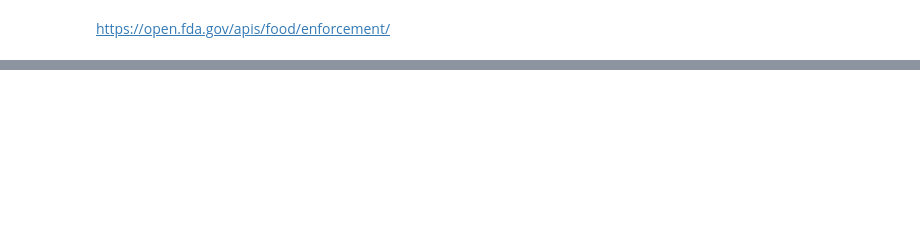
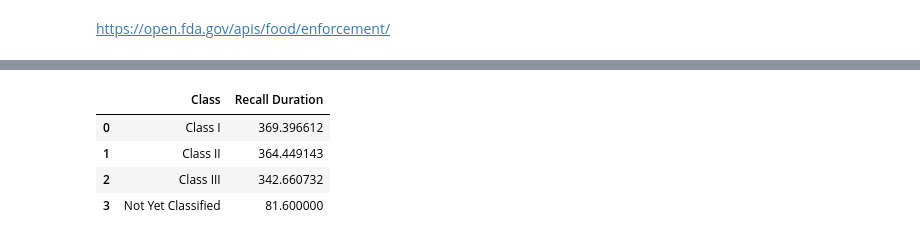
Before and after one commit to shuotang642/Group-2-Project-1, a Jupyter notebook: FDA.ipynb, the cells around one changed output, grey strips where cells are left out. Saved outputs shown, nothing was run; the diff lists cells and outputs as text; code cells hidden in the pictures; blank space fills up the shorter version.

```diff
--- a/FDA.ipynb
+++ b/FDA.ipynb
@@ -70,0 +81,9 @@ duration_df.head()
+# %%
+mean = clean_df.groupby('Class')['Recall Duration'].mean().reset_index()
+mean.head()
+# %% [output]
+|  | Class | Recall Duration |
+| 0 | Class I | 369.396612 |
+| 1 | Class II | 364.449143 |
+| 2 | Class III | 342.660732 |
+| 3 | Not Yet Classified | 81.600000 |
```
Also changed, not shown: parts of 7 cells of this notebook.
